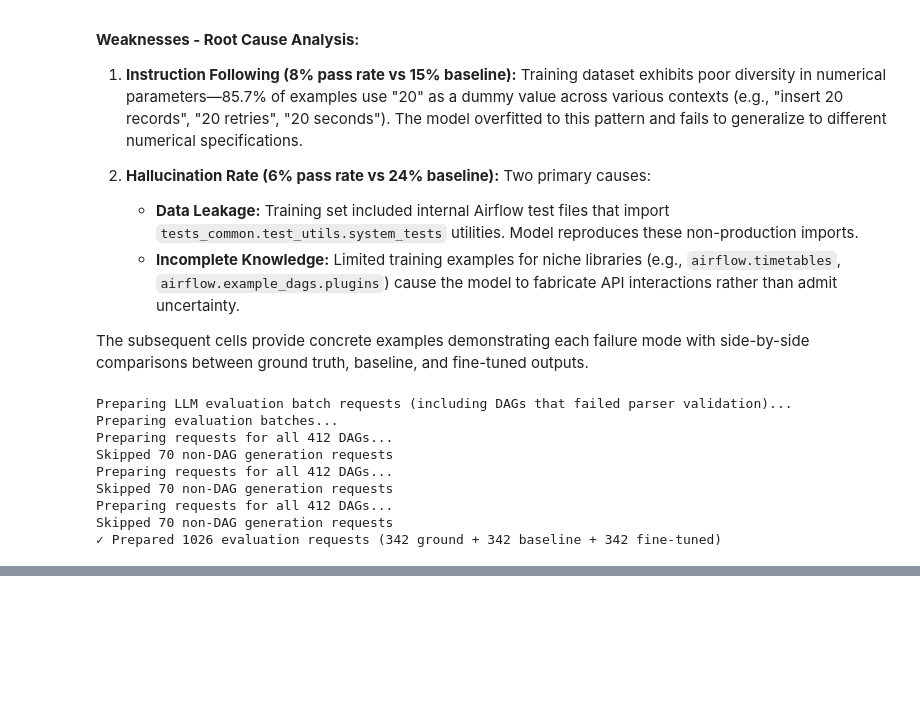
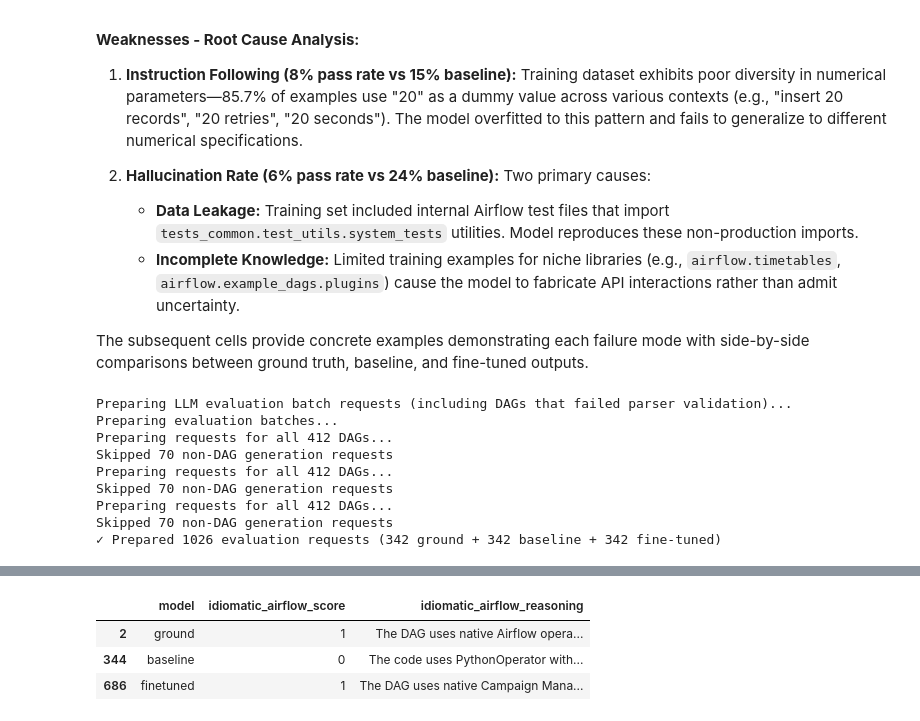
Before and after one commit to andrea-t94/airflow-net, a Jupyter notebook: research/finetuning/notebooks/03_model_evaluation.ipynb, the cells around one changed output, grey strips where cells are left out. Drawn from its saved outputs; the diff is of its cells as text; code cells hidden in the pictures; blank space fills up the shorter version.

```diff
--- a/research/finetuning/notebooks/03_model_evaluation.ipynb
+++ b/research/finetuning/notebooks/03_model_evaluation.ipynb
@@ -601,0 +519,9 @@ df_llm[df_llm.dag_id==19][['model','idiomatic_airflow_score','idiomatic_airflow_
+# %%
+# Set option to show full content of columns
+pd.set_option('display.max_colwidth', None)
+df_llm[df_llm.dag_id==3][['model','idiomatic_airflow_score','idiomatic_airflow_reasoning']]
+# %% [output]
+|  | model | idiomatic_airflow_score | idiomatic_airflow_reasoning |
+| 2 | ground | 1 | The DAG uses native Airflow opera... |
+| 344 | baseline | 0 | The code uses PythonOperator with... |
+| 686 | finetuned | 1 | The DAG uses native Campaign Mana... |
```
Also changed, not shown: parts of 20 cells of this notebook, 9 other files.
